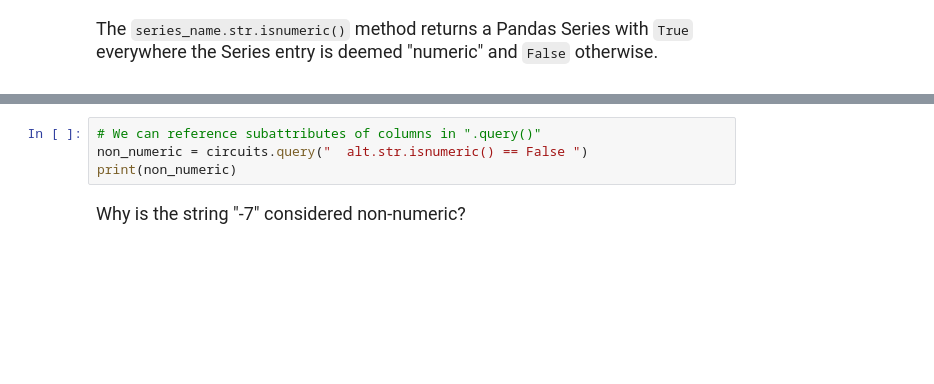
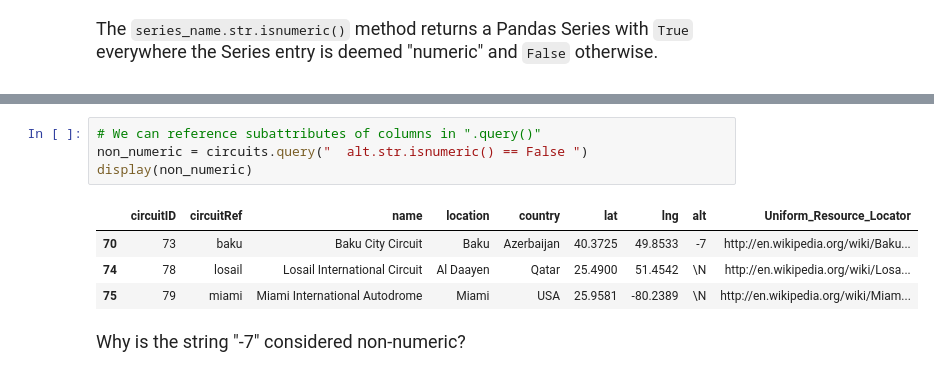
Before and after one commit to sentz2/datasci185fall2026, a Jupyter notebook: lecture_18_Merging_Cleaning_Recoding/lecture_18b_cleaning.ipynb, the cells around one changed output, grey strips where cells are left out. Saved outputs shown, nothing was run; the diff lists cells and outputs as text; blank space fills up the shorter version.

```diff
--- a/lecture_18_Merging_Cleaning_Recoding/lecture_18b_cleaning.ipynb
+++ b/lecture_18_Merging_Cleaning_Recoding/lecture_18b_cleaning.ipynb
@@ -133,7 +248,12 @@ print(circuits["alt"].str.isnumeric())
 # %%
 # We can reference subattributes of columns in ".query()"
 non_numeric = circuits.query("  alt.str.isnumeric() == False ")
-print(non_numeric)
+display(non_numeric)
+# %% [output]
+|  | circuitID | circuitRef | name | location | country | lat | lng | alt | Uniform_Resource_Locator |
+| 70 | 73 | baku | Baku City Circuit | Baku | Azerbaijan | 40.3725 | 49.8533 | -7 | http://en.wikipedia.org/wiki/Baku... |
+| 74 | 78 | losail | Losail International Circuit | Al Daayen | Qatar | 25.4900 | 51.4542 | \N | http://en.wikipedia.org/wiki/Losa... |
+| 75 | 79 | miami | Miami International Autodrome | Miami | USA | 25.9581 | -80.2389 | \N | http://en.wikipedia.org/wiki/Miam... |
 # %% [markdown]
 <font size = "4">
 
```
Also changed, not shown: parts of 22 cells of this notebook, 4 other files.
